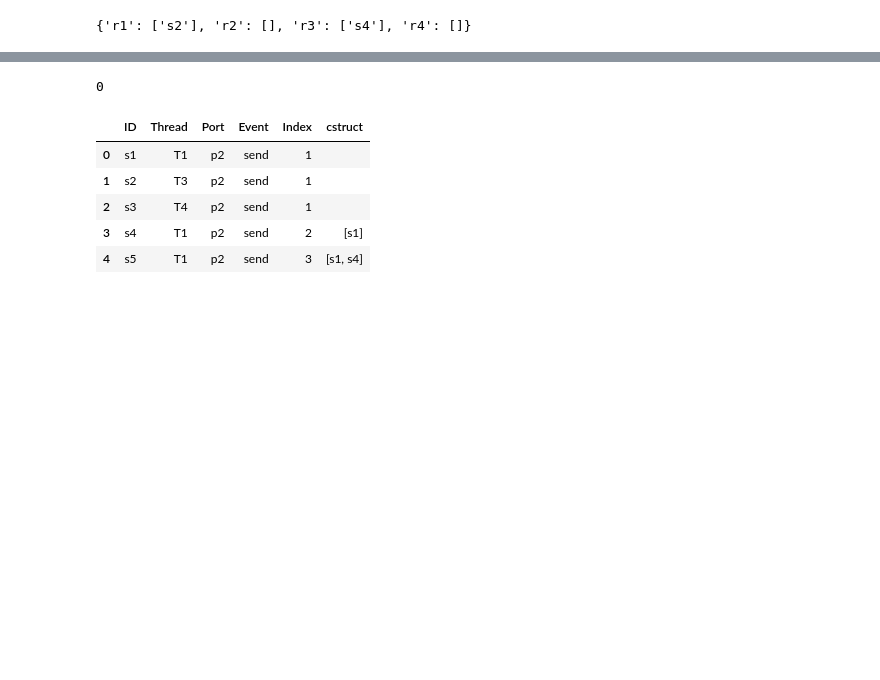
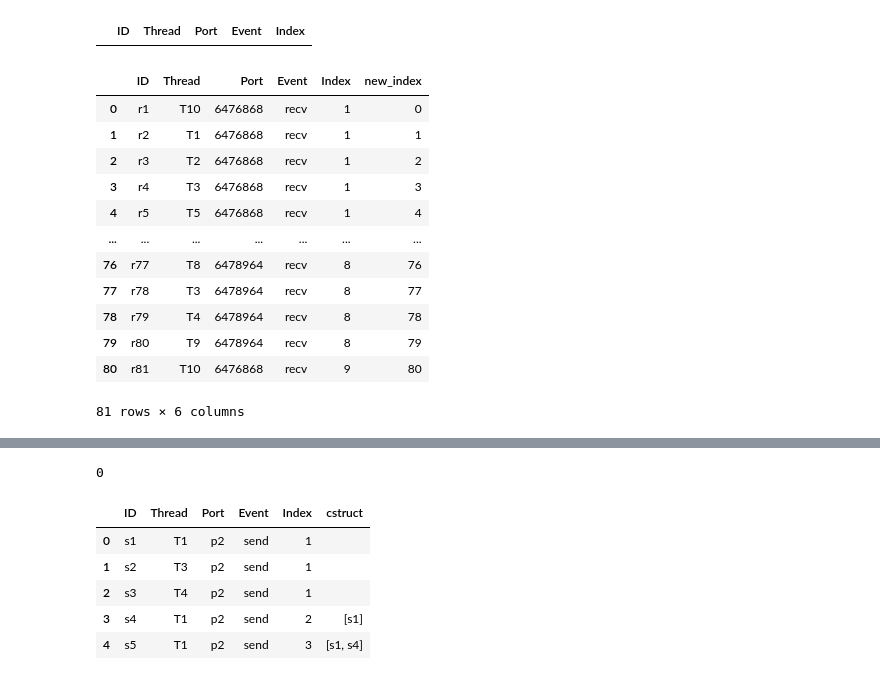
Before and after one commit to fswu0831/RTOS_sample_Algorithm, a Jupyter notebook: pro_env.ipynb, the cells around one changed output, grey strips where cells are left out. Drawn from its saved outputs; the diff is of its cells as text; code cells hidden in the pictures; blank space fills up the shorter version.

Commit message:
arrange data

```diff
--- a/pro_env.ipynb
+++ b/pro_env.ipynb
@@ -133 +141,18 @@ Qs
+# %%
+import numpy as np
+    for i in range(len(Qs[0])):
+        if Qr[0].iloc[i].Port==Qs[0].iloc[i].Port:
+            pass
+        else: #一致しなかった場合
+            port=Qs[0].iloc[i].Port
+            df=Qr[0][i+1:]
+            if len(df)!=0:
+                continue
+            else:
+                new_index=np.arange(len(Qr[0]))
+                new_pair_index=df[df.Port==port].iloc[0].name
+                new_index[i]=new_pair_index
+                new_index[new_pair_index]=i
+                Qr[0]=Qr[0].set_index('new_index')
+                Qr[0].sort_index(inplace=True)
 # %%
@@ -205,40 +174,22 @@ for l in range(V_total_number):
-# %%
-race_set={}
-combination_table=pd.DataFrame({},columns=['PORT','SEND','RECV'],dtype='object')
-global Qr
-global Qs
-# race_set の初期化
-for i in range(len(Qr[0])):
-
-    race_set[Qr[0].iloc[i].ID]=[]
-
-# sでループ
-for i in range(len(Qs[0])):
-    #sでループ
-
-    number=Qs[0].iloc[i].name
-    ID=Qs[0].iloc[i].ID
-    thread=Qs[0].iloc[i].Thread
-    port=Qs[0].iloc[i].Port
-
-    pair_event=Qr[0].iloc[number]
-
-    Qr_temp=Qr[0][(Qr[0].Thread==pair_event.Thread) & (Qr[0].Port==pair_event.Port) & (Qr[0].Index<pair_event.Index)] # race_setの候補
-    for j in range(len(Qr_temp)):
-        s_dash=Qs[0].loc[Qr_temp.iloc[j].name]
-        if s_dash.ID not in Qs_unique[Qs_unique.ID==ID].iloc[0].cstruct:
-            if combination==1:
-                if combination_check(combination_table,port,thread,s_dash.Thread,pair_event.Thread,Qr_temp.iloc[j].Thread):
-                    race_set[Qr_temp.iloc[j].ID].append(ID)
-                    send_set='['+thread+','+s_dash.Thread+']'
-                    recv_set='['+pair_event.Thread+','+Qr_temp.iloc[j].Thread+']'
-                    data=[str(port),send_set,recv_set]
-                    append_table=pd.DataFrame(data=[data],columns=['PORT','SEND','RECV'],dtype='object')
-                    combination_table=combination_table.append(append_table,ignore_index=True)
-            elif combination==0:
-                race_set[Qr_temp.iloc[j].ID].append(ID)
-
-
-    #これ以降はrの次がrだったとき
-# %% [output]
-{'r1': ['s2'], 'r2': [], 'r3': ['s4'], 'r4': []}
+# %%
+Qr[number+1][Qr[number+1]['ID']==columns[key]]
+# %% [output]
+|  | ID | Thread | Port | Event | Index |
+# %%
+Qr[0]['new_index']=new_index
+# %%
+Qr[0]
+# %% [output]
+|  | ID | Thread | Port | Event | Index | new_index |
+| 0 | r1 | T10 | 6476868 | recv | 1 | 0 |
+| 1 | r2 | T1 | 6476868 | recv | 1 | 1 |
+| 2 | r3 | T2 | 6476868 | recv | 1 | 2 |
+| 3 | r4 | T3 | 6476868 | recv | 1 | 3 |
+| 4 | r5 | T5 | 6476868 | recv | 1 | 4 |
+| ... | ... | ... | ... | ... | ... | ... |
+| 76 | r77 | T8 | 6478964 | recv | 8 | 76 |
+| 77 | r78 | T3 | 6478964 | recv | 8 | 77 |
+| 78 | r79 | T4 | 6478964 | recv | 8 | 78 |
+| 79 | r80 | T9 | 6478964 | recv | 8 | 79 |
+| 80 | r81 | T10 | 6476868 | recv | 9 | 80 |
+81 rows × 6 columns
```
Also changed, not shown: parts of 15 cells of this notebook, 8 other files.
